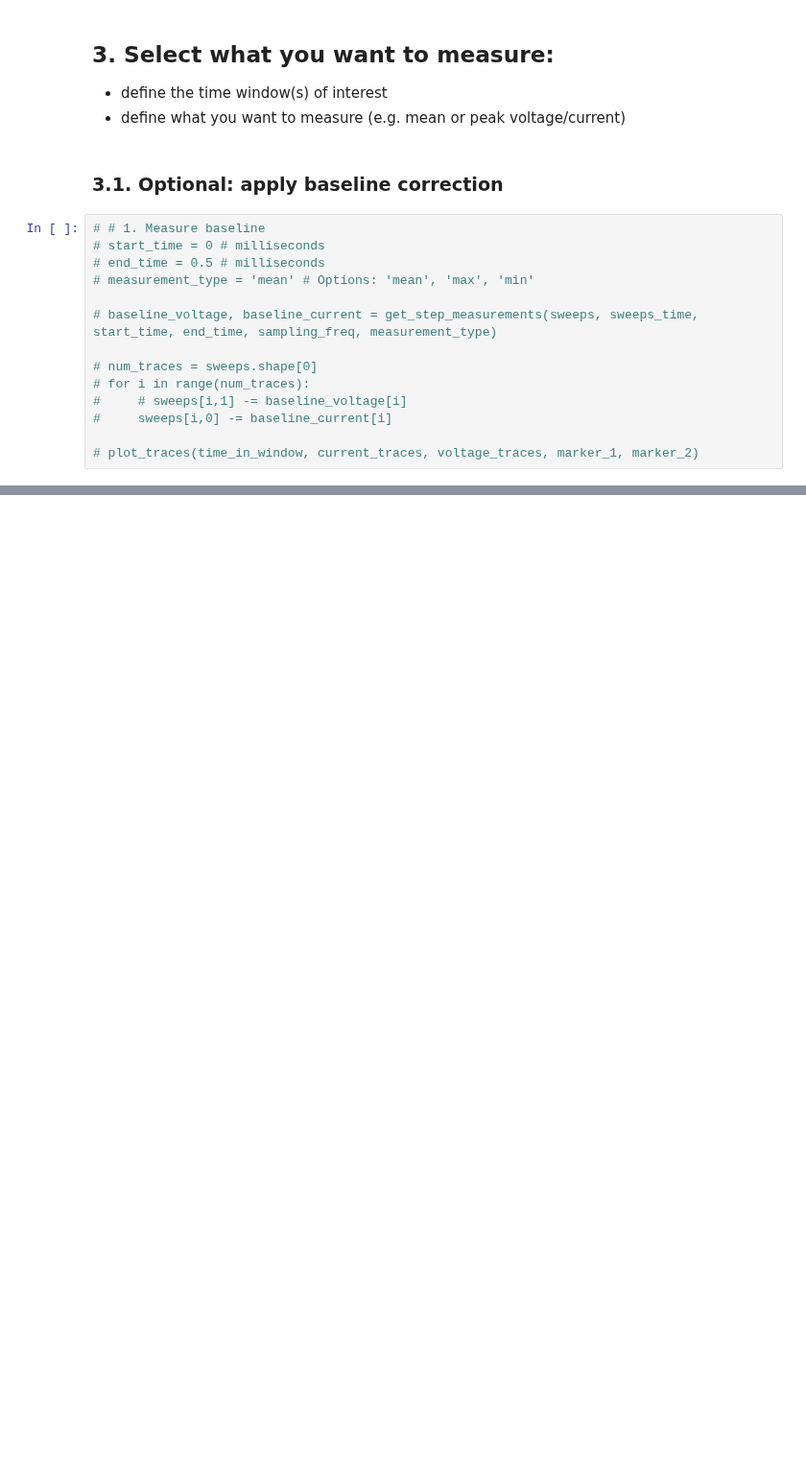
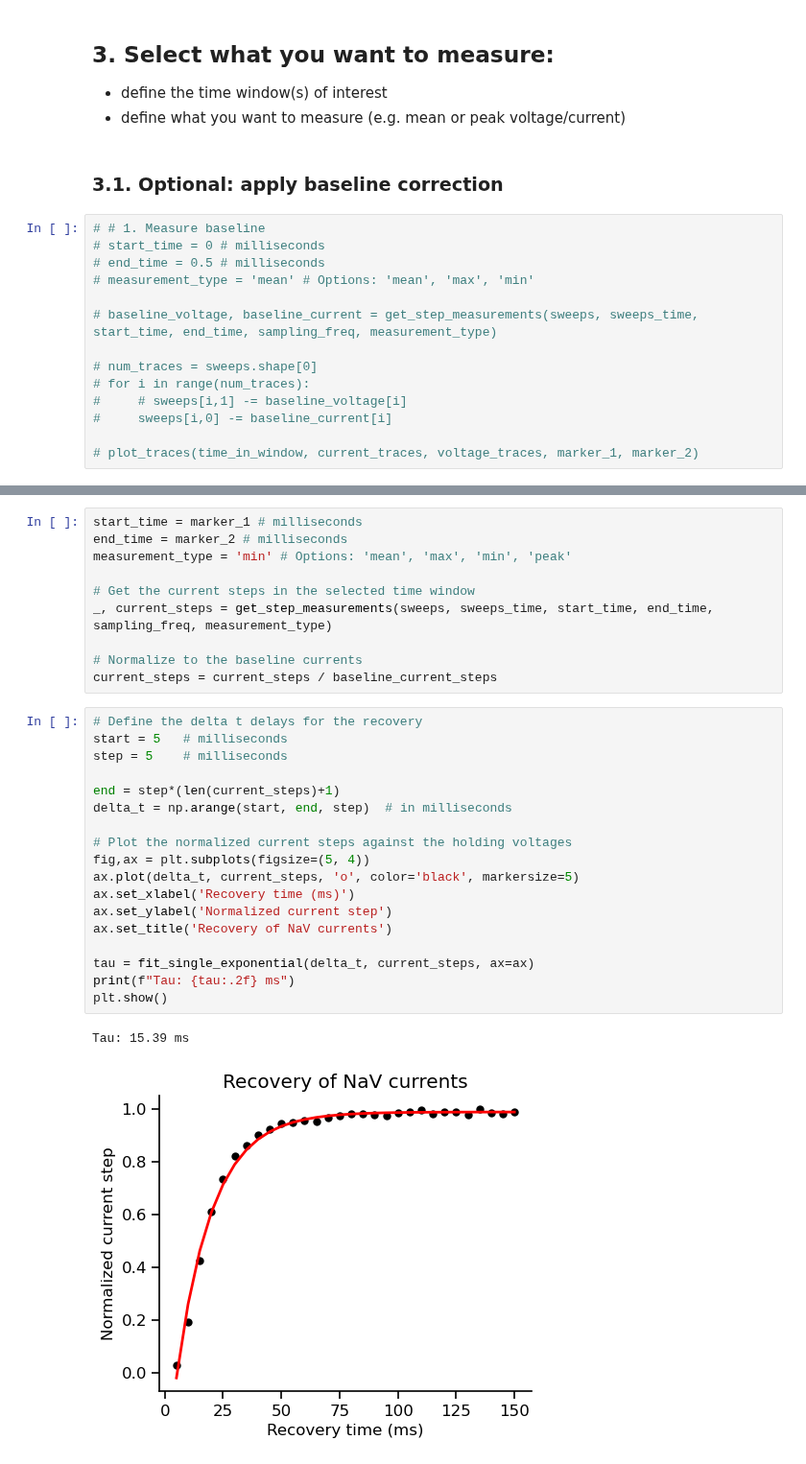
Before and after one commit to argalloni/CSHL_IonChannels2025, a Jupyter notebook: CSHL 3 - Na recovery.ipynb, the cells around one changed output, grey strips where cells are left out. Shown at 96% size. Saved outputs shown, nothing was run; the diff lists cells and outputs as text; blank space fills up the shorter version.

Commit message:
added Na recovery analysis

```diff
--- a/CSHL 3 - Na recovery.ipynb
+++ b/CSHL 3 - Na recovery.ipynb
@@ -127,0 +115,31 @@ tau_values, ax = plot_expontial_fit(sweeps, sweeps_time, marker_1, marker_2, sam
+# %%
+start_time = marker_1 # milliseconds
+end_time = marker_2 # milliseconds
+measurement_type = 'min' # Options: 'mean', 'max', 'min', 'peak'
+
+# Get the current steps in the selected time window
+_, current_steps = get_step_measurements(sweeps, sweeps_time, start_time, end_time, sampling_freq, measurement_type)
+
+# Normalize to the baseline currents
+current_steps = current_steps / baseline_current_steps
+# %%
+# Define the delta t delays for the recovery
+start = 5   # milliseconds
+step = 5    # milliseconds
+
+end = step*(len(current_steps)+1)
+delta_t = np.arange(start, end, step)  # in milliseconds
+
+# Plot the normalized current steps against the holding voltages
+fig,ax = plt.subplots(figsize=(5, 4))
+ax.plot(delta_t, current_steps, 'o', color='black', markersize=5)
+ax.set_xlabel('Recovery time (ms)')
+ax.set_ylabel('Normalized current step')
+ax.set_title('Recovery of NaV currents')
+
+tau = fit_single_exponential(delta_t, current_steps, ax=ax)
+print(f"Tau: {tau:.2f} ms")
+plt.show()
+# %% [output]
+Tau: 15.39 ms
+[figure, added]
```
Also changed, not shown: parts of 7 cells of this notebook, 2 other files.
